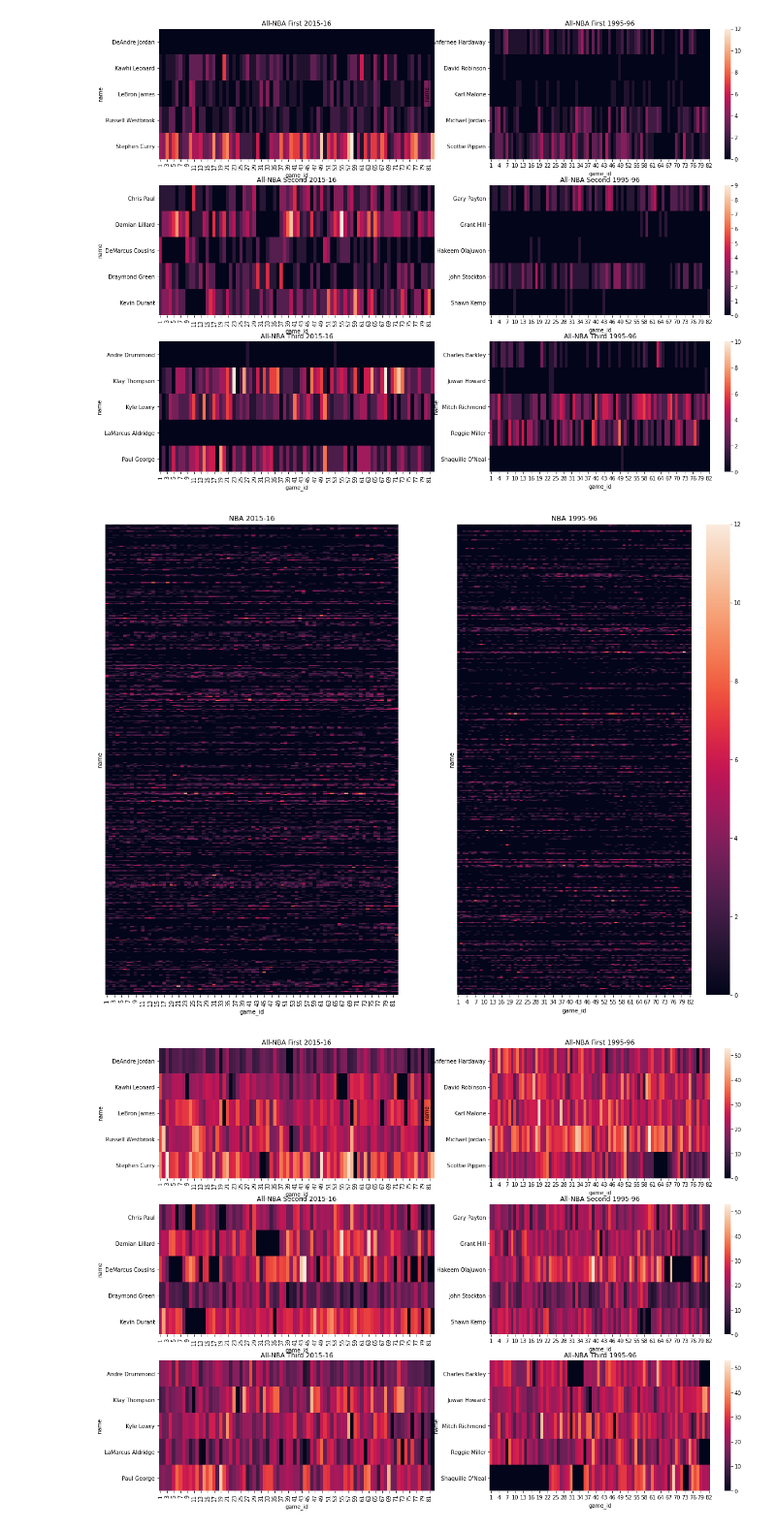
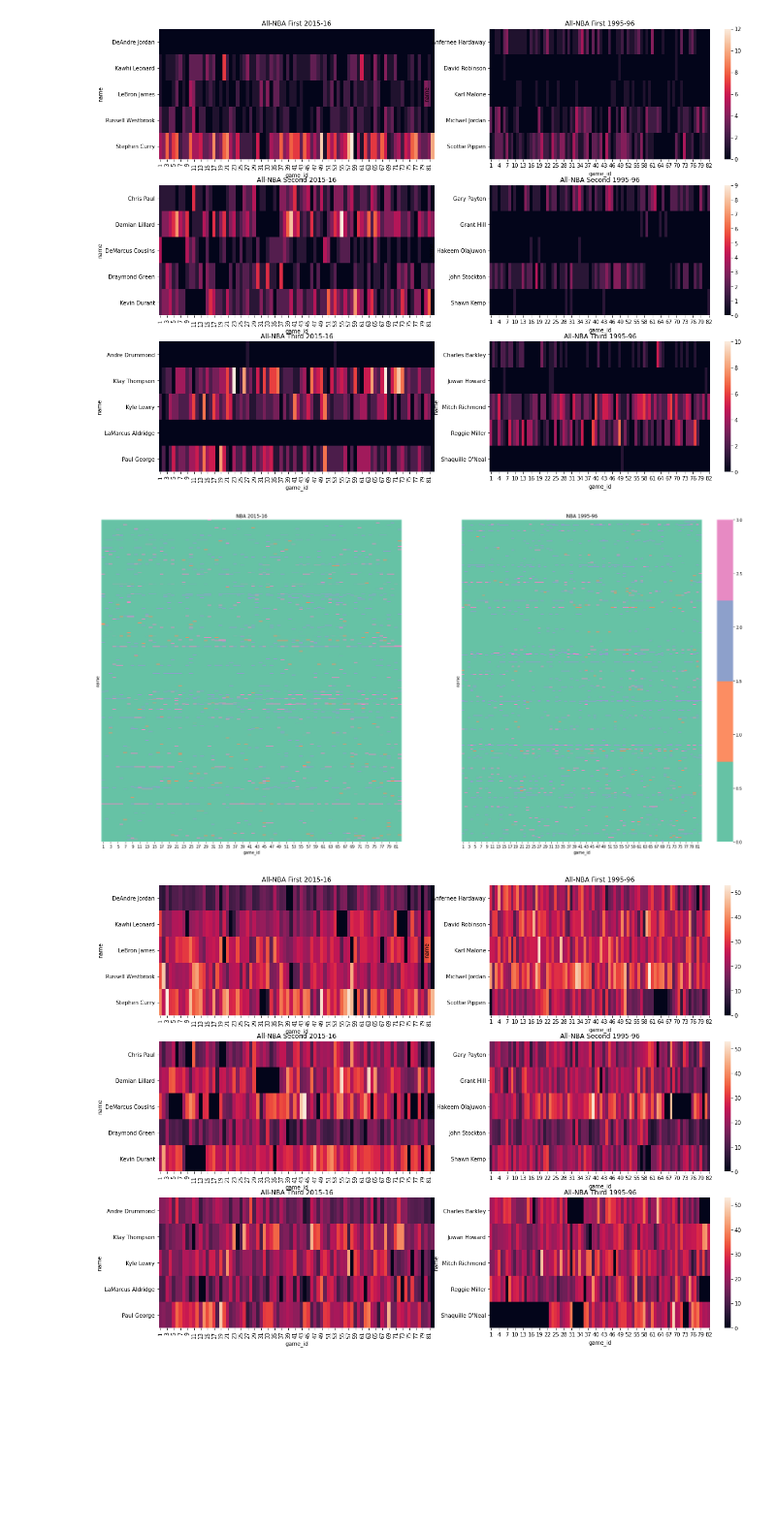
Before and after one commit to plal/band-depth, a Jupyter notebook: notebooks/2021-06-22_heatmap-test.ipynb, the cells around one changed output. Shown at 97% size. Drawn from its saved outputs; the diff is of its cells as text; code cells hidden in the pictures; blank space fills up the shorter version.

Commit message:
update heatmap tests

```diff
--- a/notebooks/2021-06-22_heatmap-test.ipynb
+++ b/notebooks/2021-06-22_heatmap-test.ipynb
@@ -22,7 +22,7 @@ def get_player_data_from_df(df, column):
             player_game_id_data = df[df.game_id == game_id][column].values[0]
             player_data.append(player_game_id_data)
 
-    return player_data
+    return np.array(player_data)
 
 def generate_pivoted_player_data_df(df, data):
     '''
@@ -36,3 +36,18 @@ def generate_pivoted_player_data_df(df, data):
 
     pivoted_df = df_aux.pivot("name","game_id","data")
     return pivoted_df
+# %%
+def check_events(points, three_pts_made):
+    data_after_events = []
+
+    for i in range(len(points)):
+        if points[i]>=24 and three_pts_made[i]>=4:
+            data_after_events.append(3)
+        elif points[i]>24:
+            data_after_events.append(2)
+        elif three_pts_made[i]>4:
+            data_after_events.append(1)
+        else:
+            data_after_events.append(0)
+
+    return data_after_events
@@ -46,9 +66,11 @@ def build_df_to_heatmap(data_path):
     for fname in os.listdir(data_path):
         df_player = pd.read_csv(data_path+'/'+fname, sep='|')
 
-        player_data = get_player_data_from_df(df_player, 'points')
-        player_data = np.array(player_data)
-        data_dfs.append(generate_pivoted_player_data_df(df_player, player_data))
+        player_data_points = get_player_data_from_df(df_player, 'points')
+        player_data_3ptm   = get_player_data_from_df(df_player,'made_three_point_field_goals')
+        player_data_after_events = check_events(player_data_points, player_data_3ptm)
+
+        data_dfs.append(generate_pivoted_player_data_df(df_player, player_data_after_events))
 
     dfs = pd.concat(data_dfs)
     return dfs
@@ -81,17 +171,17 @@ plt.show()
 # %%
 nba_1516 = build_df_to_heatmap(r'../../data/NBA/nba_players_1516')
 nba_9596 = build_df_to_heatmap(r'../../data/NBA/nba_players_9596')
 
-f, axs = plt.subplots(1,2,figsize=(20,15))
+f, axs = plt.subplots(1,2,figsize=(30,15))
 
 axs[0].title.set_text('NBA 2015-16')
-sb.heatmap(nba_1516,ax=axs[0], yticklabels=[], vmin=0, vmax=12, cbar=False)
+sb.heatmap(nba_1516,ax=axs[0], yticklabels=[], cmap=sb.color_palette("Set2", 4), cbar=False)
 axs[1].title.set_text('NBA 1995-96')
-sb.heatmap(nba_9596,ax=axs[1], yticklabels=[], vmin=0, vmax=12, cbar=True)
+sb.heatmap(nba_9596,ax=axs[1], yticklabels=[], cmap=sb.color_palette("Set2", 4), cbar=True)
 
 plt.show()
 # %% [output]
-[figure, old version]
+[figure, new version]
 # %%
 all_nba_fst_1516 = build_df_to_heatmap(r'../../data/NBA/all_nba_first_1516')
 all_nba_snd_1516 = build_df_to_heatmap(r'../../data/NBA/all_nba_second_1516')
```
Also changed, not shown: parts of 9 cells of this notebook.
